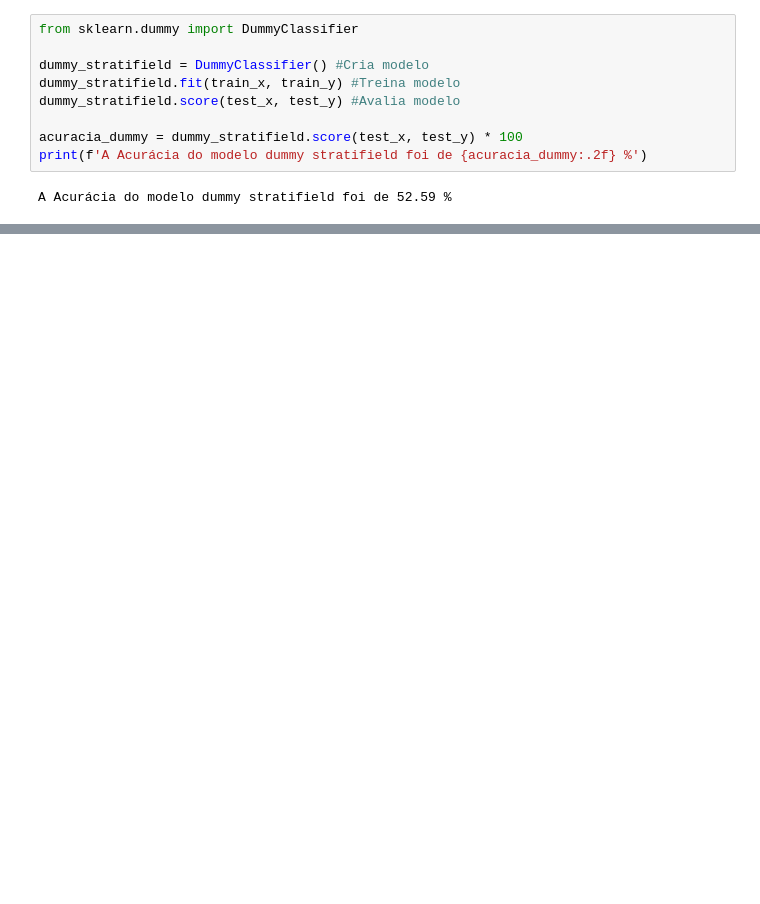
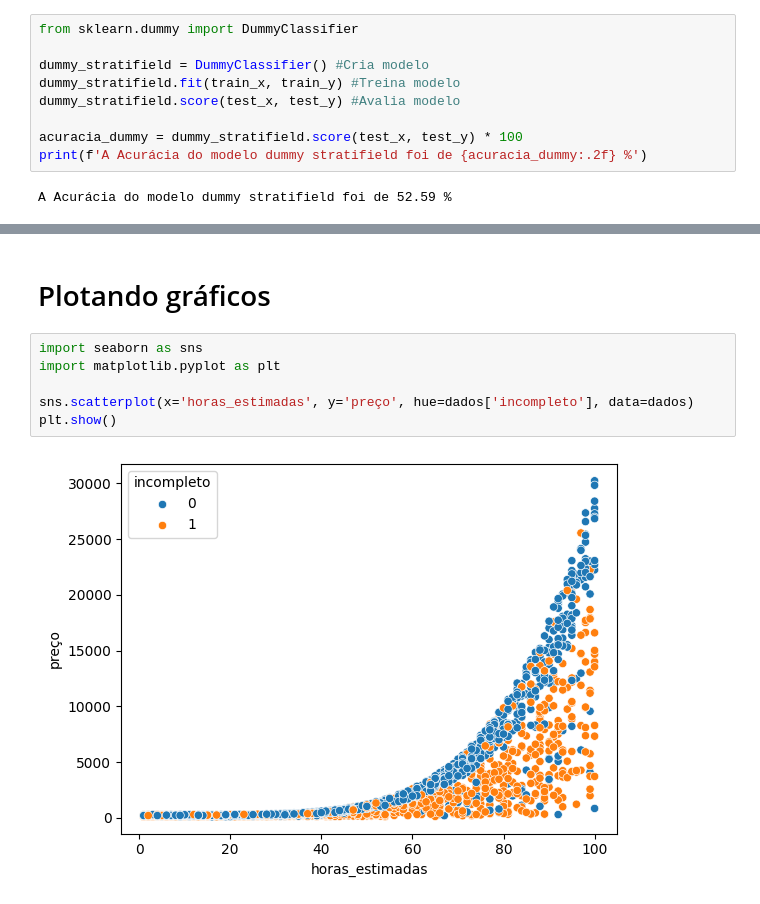
Before and after one commit to Elberth-Git/ml_finishedprojects, a Jupyter notebook: não_finaliza_site_.ipynb, the cells around one changed output, grey strips where cells are left out. Saved outputs shown, nothing was run; the diff lists cells and outputs as text; blank space fills up the shorter version.

```diff
--- a/não_finaliza_site_.ipynb
+++ b/não_finaliza_site_.ipynb
@@ -126 +125,11 @@ Acurácia do modelo: 53.52 %
 A Acurácia do modelo dummy stratifield foi de 52.59 %
+# %% [markdown]
+# Plotando gráficos
+# %%
+import seaborn as sns
+import matplotlib.pyplot as plt
+
+sns.scatterplot(x='horas_estimadas', y='preço', hue=dados['incompleto'], data=dados)
+plt.show()
+# %% [output]
+[figure, added]
```
Also changed, not shown: parts of 19 cells of this notebook.
